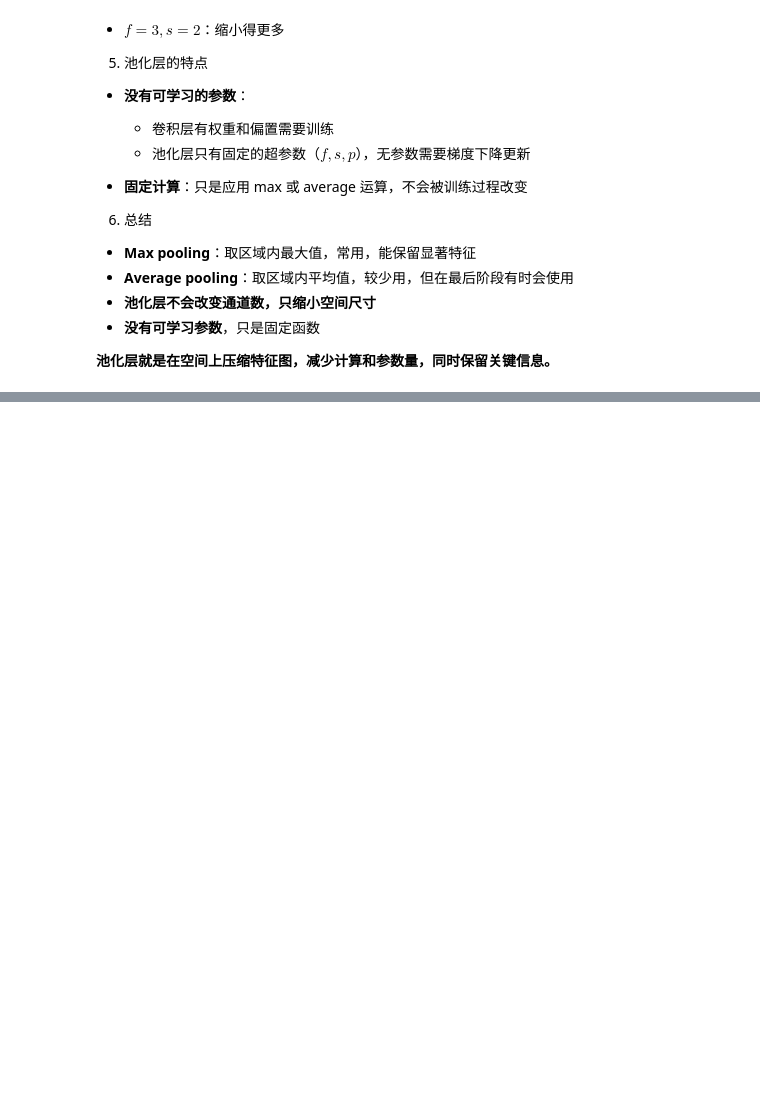
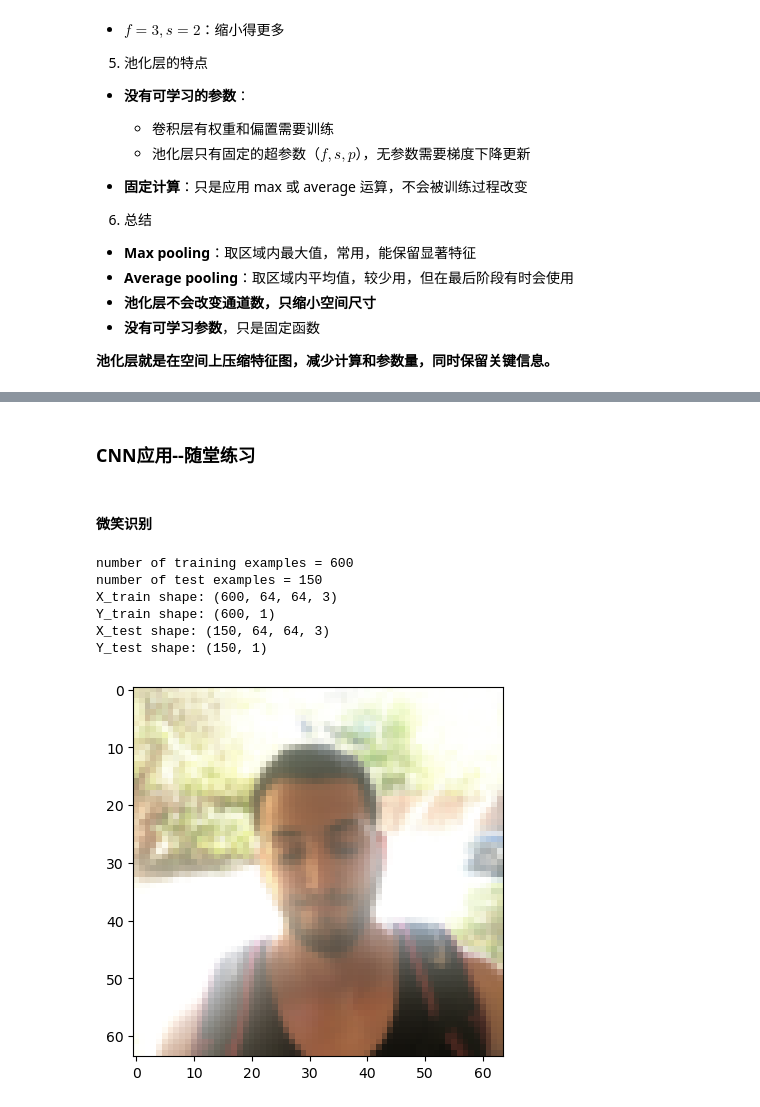
Before and after one commit to yt-one/ml-teach, a Jupyter notebook: 17_卷积神经网络介绍.ipynb, the cells around one changed output, grey strips where cells are left out. Cells and saved outputs as stored; diff of their text form; code cells hidden in the pictures; blank space fills up the shorter version.

```diff
--- a/17_卷积神经网络介绍.ipynb
+++ b/17_卷积神经网络介绍.ipynb
@@ -686,0 +817,52 @@ $$
+# %% [markdown]
+### CNN应用--随堂练习
+# %% [markdown]
+#### 微笑识别
+# %%
+import h5py
+from cnn_utils import *
+
+def load_happy_dataset():
+    train_dataset = h5py.File('datasets/train_happy.h5', "r")
+    train_set_x_orig = np.array(train_dataset["train_set_x"][:]) # your train set features
+    train_set_y_orig = np.array(train_dataset["train_set_y"][:]) # your train set labels
+
+    test_dataset = h5py.File('datasets/test_happy.h5', "r")
+    test_set_x_orig = np.array(test_dataset["test_set_x"][:]) # your test set features
+    test_set_y_orig = np.array(test_dataset["test_set_y"][:]) # your test set labels
+
+    classes = np.array(test_dataset["list_classes"][:]) # the list of classes
+
+    train_set_y_orig = train_set_y_orig.reshape((1, train_set_y_orig.shape[0]))
+    test_set_y_orig = test_set_y_orig.reshape((1, test_set_y_orig.shape[0]))
+    return train_set_x_orig, train_set_y_orig, test_set_x_orig, test_set_y_orig, classes
+# %%
+X_train_orig, Y_train_orig, X_test_orig, Y_test_orig, classes = load_happy_dataset()
+
+# Normalize image vectors
+X_train = X_train_orig/255.
+X_test = X_test_orig/255.
+
+# Reshape
+Y_train = Y_train_orig.T
+Y_test = Y_test_orig.T
+
+print ("number of training examples = " + str(X_train.shape[0]))
+print ("number of test examples = " + str(X_test.shape[0]))
+print ("X_train shape: " + str(X_train.shape))
+print ("Y_train shape: " + str(Y_train.shape))
+print ("X_test shape: " + str(X_test.shape))
+print ("Y_test shape: " + str(Y_test.shape))
+# %% [output]
+number of training examples = 600
+number of test examples = 150
+X_train shape: (600, 64, 64, 3)
+Y_train shape: (600, 1)
+X_test shape: (150, 64, 64, 3)
+Y_test shape: (150, 1)
+# %%
+index = 124
+plt.imshow(X_train_orig[index]) #display sample training image
+plt.show()
+# %% [output]
+[figure, added]
```
Also changed, not shown: parts of 23 cells of this notebook, 6 other files.
